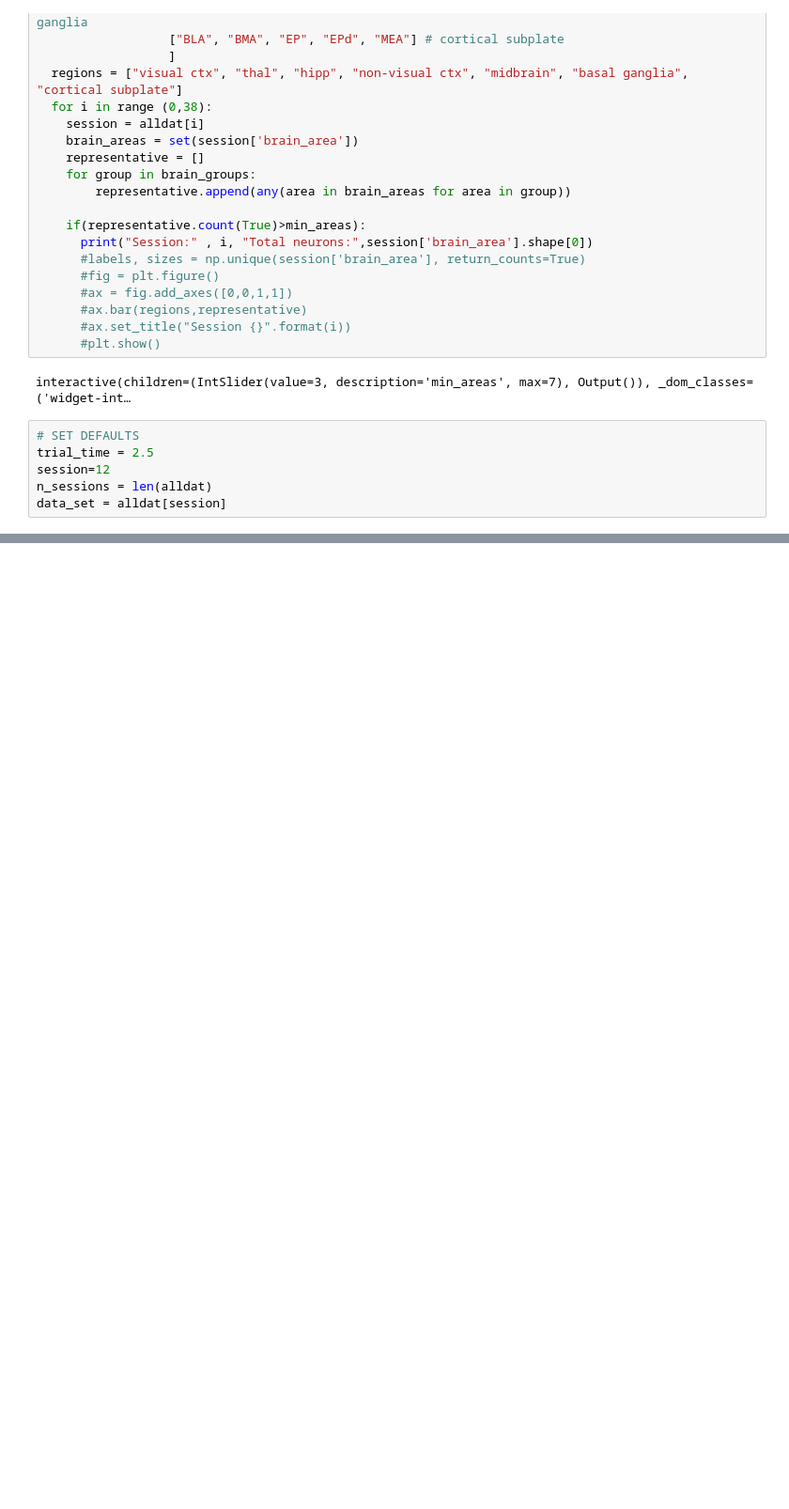
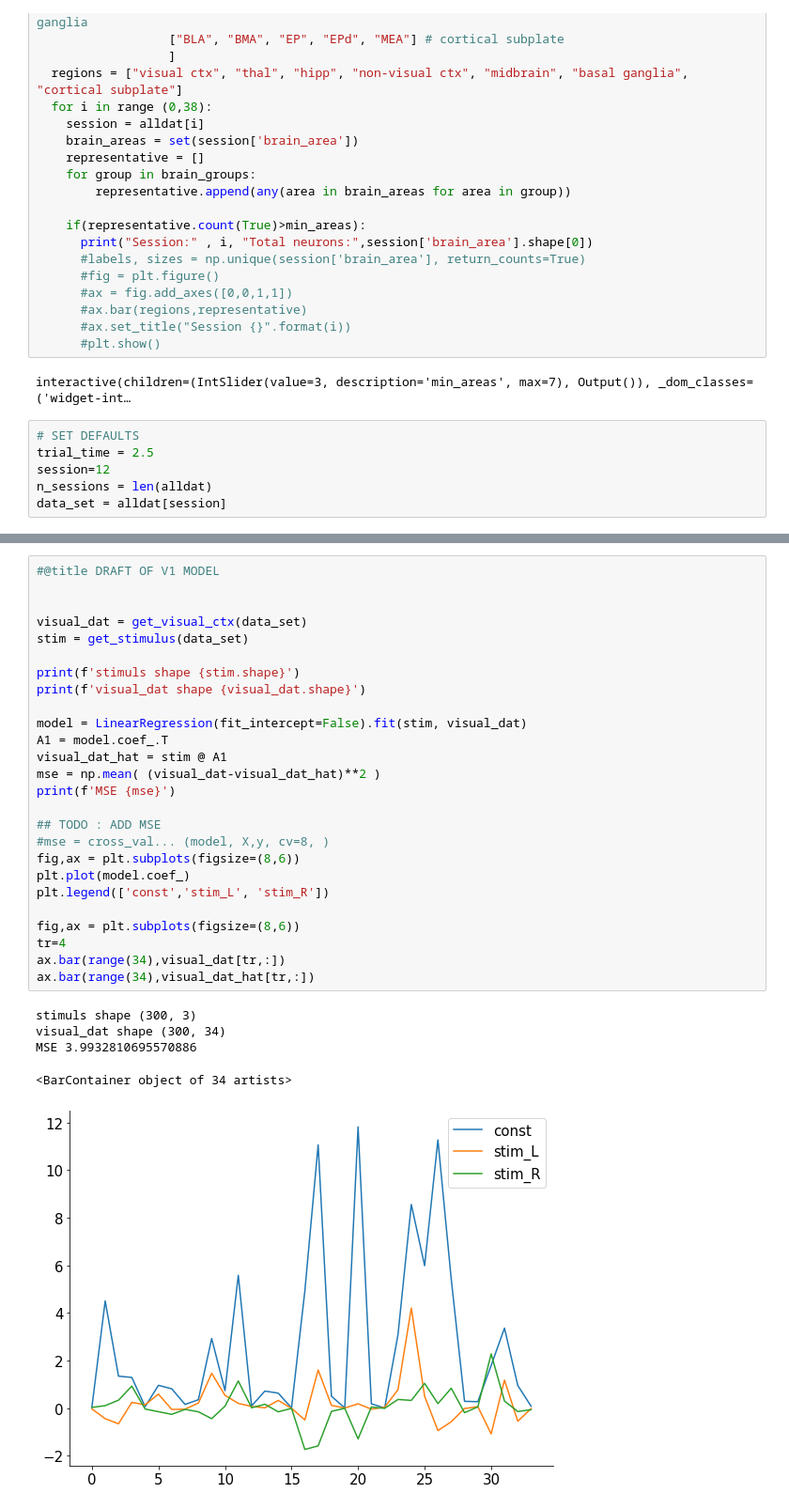
Before and after one commit to mgonzal1/nma_wombat_connectivy_project, a Jupyter notebook: connectivity.ipynb, the cells around one changed output, grey strips where cells are left out. Shown at 94% size. Drawn from its saved outputs; the diff is of its cells as text; blank space fills up the shorter version.

Commit message:
V1 Model: First draft to model decoding information from visual stimulus to neurons in visual brain areas using Linear Regressesion

```diff
--- a/connectivity.ipynb
+++ b/connectivity.ipynb
@@ -179,3 +185,35 @@ def get_binary_response(data_set):
   response = get_response(data_set)
   binary_response = np.sign(response)==np.sign(vis_left-vis_right)
   return binary_response
+# %%
+#@title DRAFT OF V1 MODEL
+
+
+visual_dat = get_visual_ctx(data_set)
+stim = get_stimulus(data_set)
+
+print(f'stimuls shape {stim.shape}')
+print(f'visual_dat shape {visual_dat.shape}')
+
+model = LinearRegression(fit_intercept=False).fit(stim, visual_dat)
+A1 = model.coef_.T
+visual_dat_hat = stim @ A1
+mse = np.mean( (visual_dat-visual_dat_hat)**2 )
+print(f'MSE {mse}')
+
+## TODO : ADD MSE
+#mse = cross_val... (model, X,y, cv=8, )
+fig,ax = plt.subplots(figsize=(8,6))
+plt.plot(model.coef_)
+plt.legend(['const','stim_L', 'stim_R'])
+
+fig,ax = plt.subplots(figsize=(8,6))
+tr=4
+ax.bar(range(34),visual_dat[tr,:])
+ax.bar(range(34),visual_dat_hat[tr,:])
+# %% [output]
+stimuls shape (300, 3)
+visual_dat shape (300, 34)
+MSE 3.9932810695570886
+<BarContainer object of 34 artists>
+[figure, added]
```
Also changed, not shown: parts of 3 cells of this notebook.
